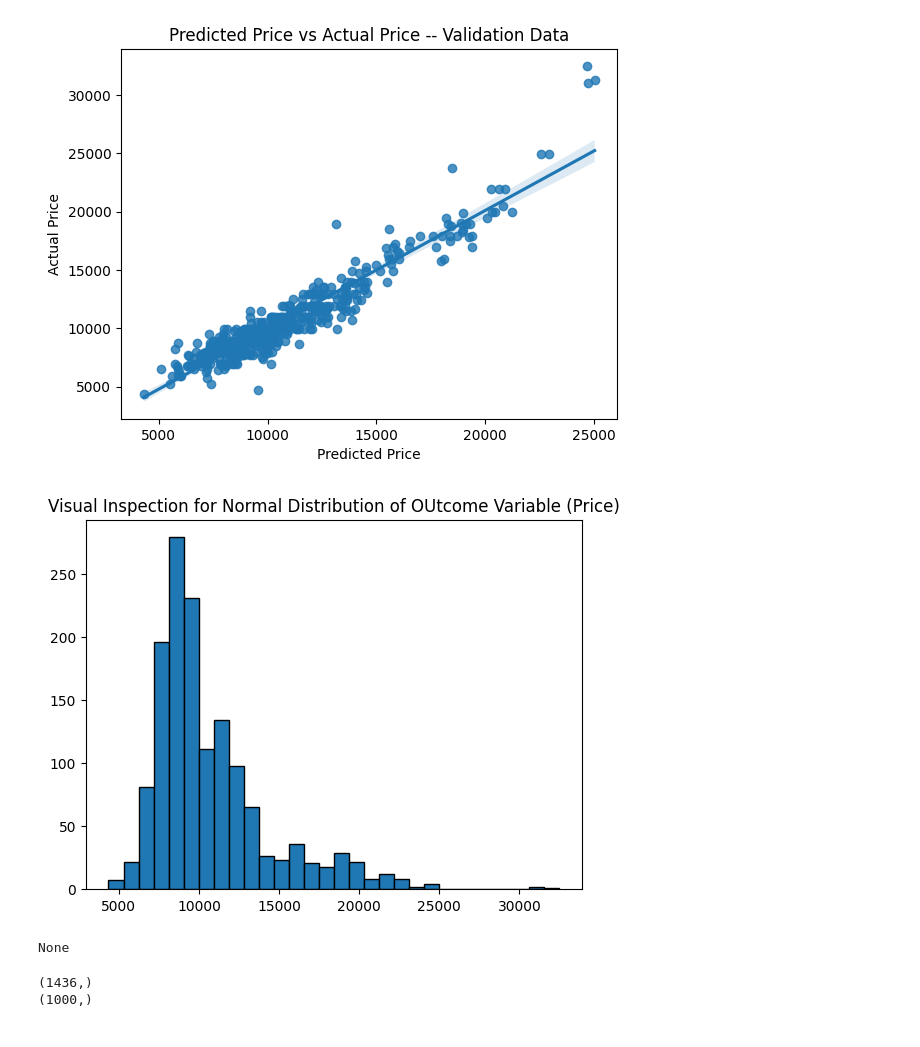
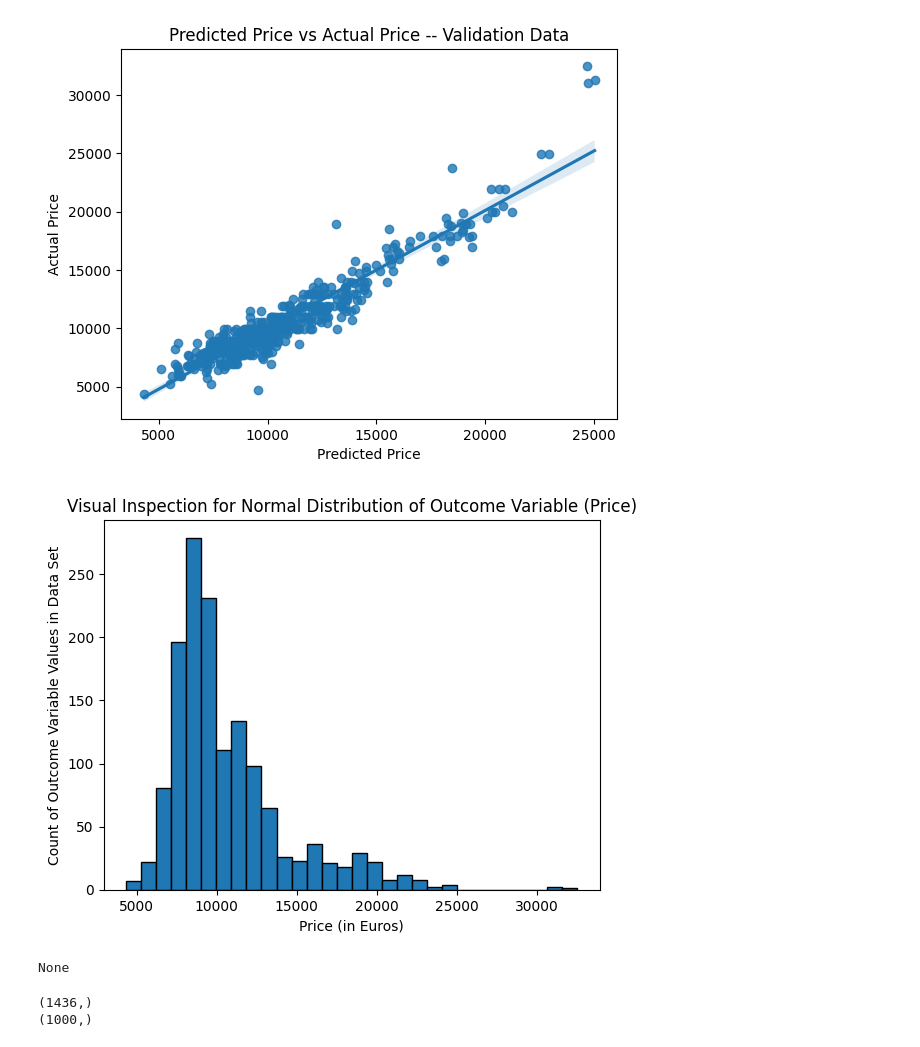
Before and after one commit to beneDesp/GLDM3002, a Jupyter notebook: finalProjectTeam2_MW.ipynb, the cells around one changed output. Saved outputs shown, nothing was run; the diff lists cells and outputs as text; code cells hidden in the pictures.

```diff
--- a/finalProjectTeam2_MW.ipynb
+++ b/finalProjectTeam2_MW.ipynb
@@ -242,17 +242,19 @@ plt.show()
 # %%
 #see distribution of outcome varible to determine if Linear Regression assumtions of normality are reasonable
 
 #create histogram to visualize values in dataset
 %matplotlib inline
 import matplotlib.pyplot as plt
 
-plt.title('Visual Inspection for Normal Distribution of OUtcome Variable (Price)')
+plt.xlabel("Price (in Euros)")
+plt.ylabel("Count of Outcome Variable Values in Data Set")
+plt.title('Visual Inspection for Normal Distribution of Outcome Variable (Price)')
 plt.hist(corrola_enc['Price'], edgecolor='black', bins=30)
 
 #fig = sm.qqplot(corrola_enc['Price'], line='45')
 print(plt.show())
 # %% [output]
-[figure, old version]
+[figure, new version]
 None
 # %%
 
```
Also changed, not shown: parts of 2 cells of this notebook.
